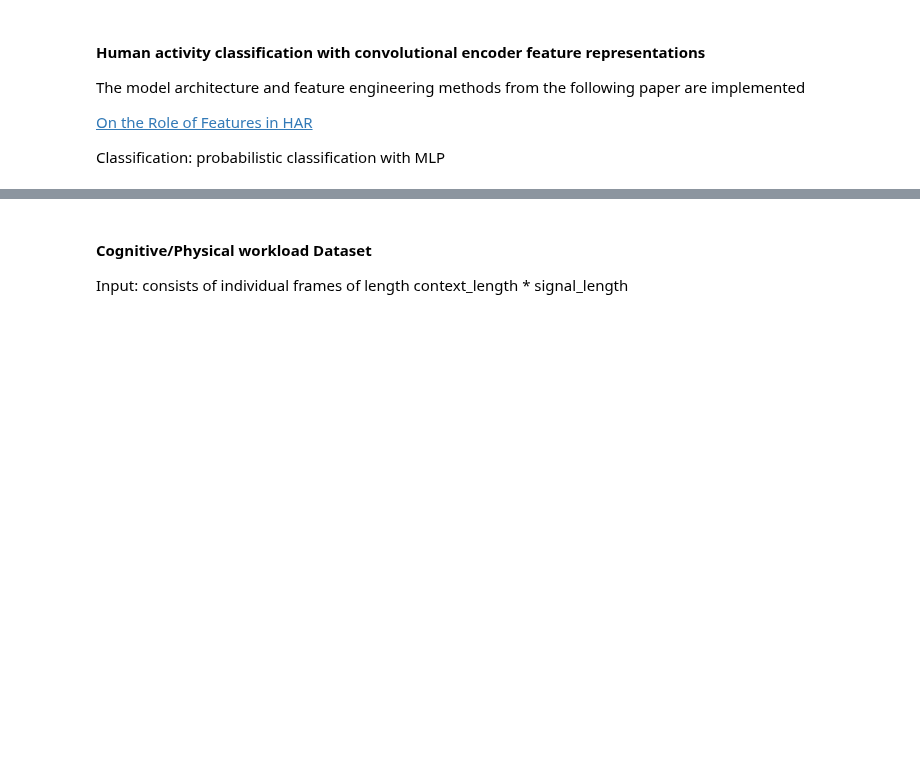
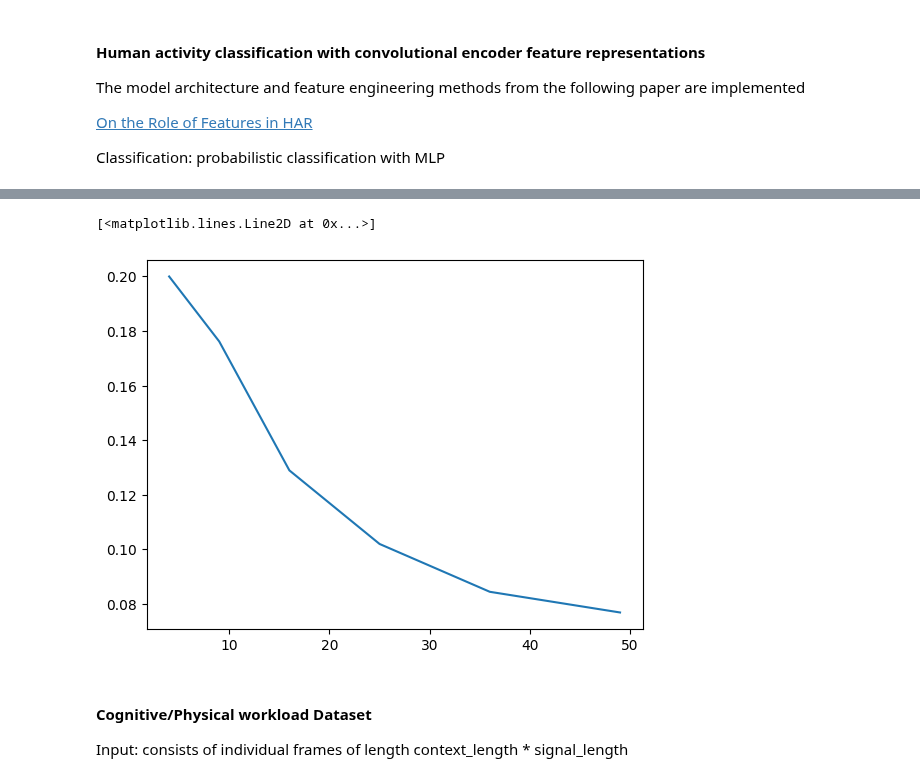
Before and after one commit to ericsallinger/msthesis, a Jupyter notebook: model_training/encoder_classification.ipynb, the cells around one changed output, grey strips where cells are left out. Saved outputs shown, nothing was run; the diff lists cells and outputs as text; code cells hidden in the pictures; blank space fills up the shorter version.

```diff
--- a/model_training/encoder_classification.ipynb
+++ b/model_training/encoder_classification.ipynb
@@ -26,3 +41,8 @@ import seaborn as sns
+# %%
+plt.plot(x, grad)
+# %% [output]
+[<matplotlib.lines.Line2D at 0x...>]
+[figure, added]
 # %%
 param_space = [
     Integer(16,  128, name='hidden_dim'), # hidden layer dimension
```
Also changed, not shown: parts of 2 cells of this notebook, 1 other file.
